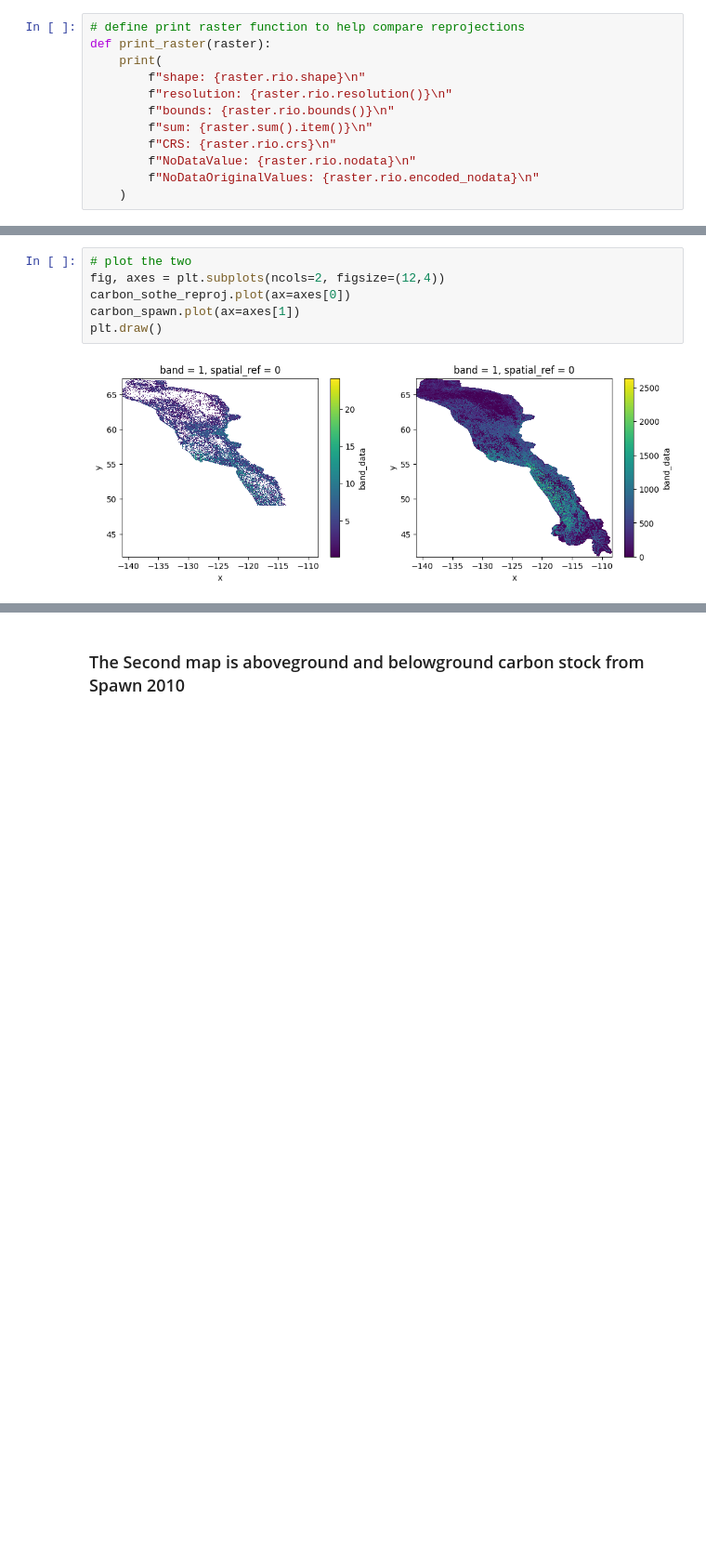
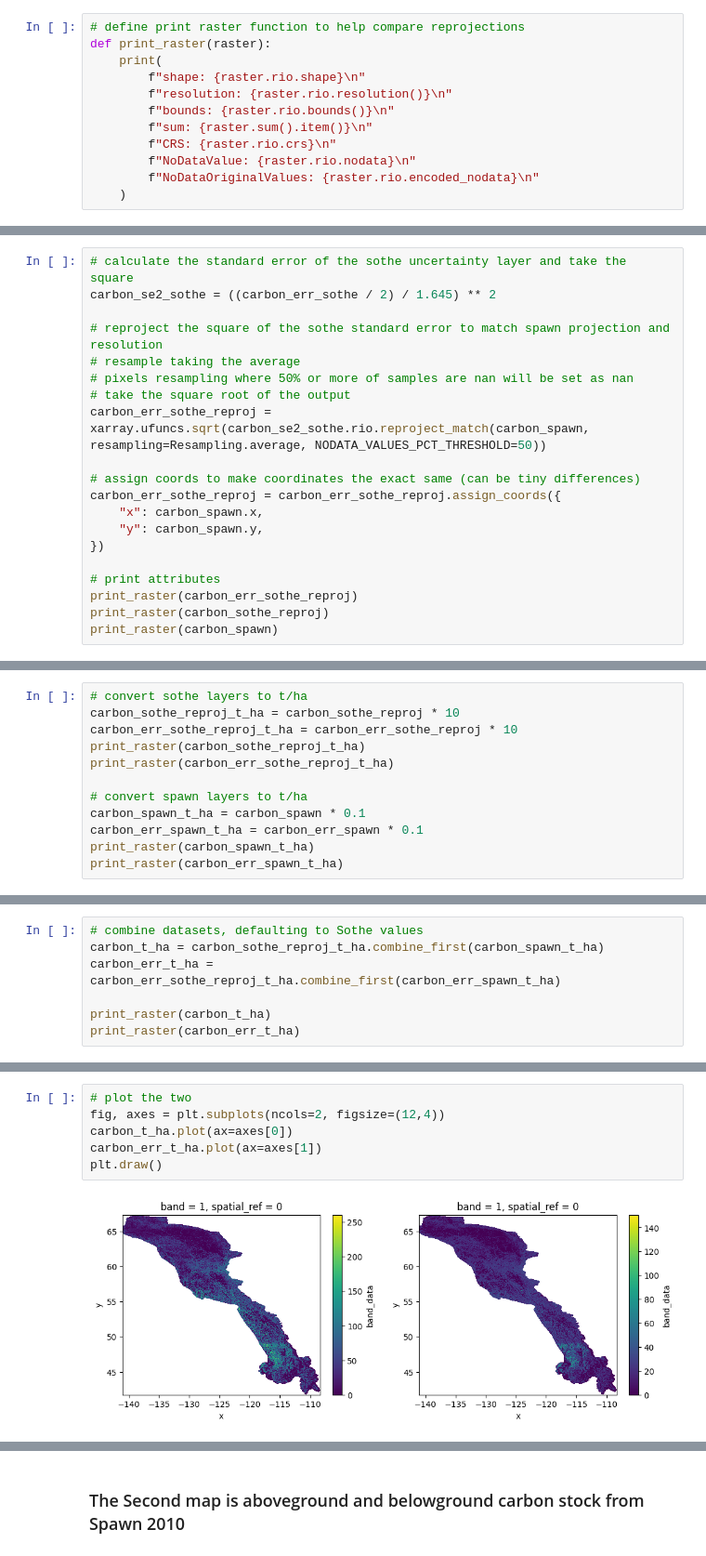
Before and after one commit to bermane/y2y-carbon, a Jupyter notebook: mosaic_carbon_stocks.ipynb, the cells around one changed output, grey strips where cells are left out. Shown at 93% size. Saved outputs shown, nothing was run; the diff lists cells and outputs as text; blank space fills up the shorter version.

Commit message:
output layers with standard error. small bug fixes.

```diff
--- a/mosaic_carbon_stocks.ipynb
+++ b/mosaic_carbon_stocks.ipynb
@@ -108,0 +136,20 @@ NoDataOriginalValues: None
+# %%
+# calculate the standard error of the sothe uncertainty layer and take the square
+carbon_se2_sothe = ((carbon_err_sothe / 2) / 1.645) ** 2
+
+# reproject the square of the sothe standard error to match spawn projection and resolution
+# resample taking the average
+# pixels resampling where 50% or more of samples are nan will be set as nan
+# take the square root of the output
+carbon_err_sothe_reproj = xarray.ufuncs.sqrt(carbon_se2_sothe.rio.reproject_match(carbon_spawn, resampling=Resampling.average, NODATA_VALUES_PCT_THRESHOLD=50))
+
+# assign coords to make coordinates the exact same (can be tiny differences)
+carbon_err_sothe_reproj = carbon_err_sothe_reproj.assign_coords({
+    "x": carbon_spawn.x,
+    "y": carbon_spawn.y,
+})
+
+# print attributes
+print_raster(carbon_err_sothe_reproj)
+print_raster(carbon_sothe_reproj)
+print_raster(carbon_spawn)
@@ -108,0 +183,12 @@ NoDataOriginalValues: None
+# %%
+# convert sothe layers to t/ha
+carbon_sothe_reproj_t_ha = carbon_sothe_reproj * 10
+carbon_err_sothe_reproj_t_ha = carbon_err_sothe_reproj * 10
+print_raster(carbon_sothe_reproj_t_ha)
+print_raster(carbon_err_sothe_reproj_t_ha)
+
+# convert spawn layers to t/ha
+carbon_spawn_t_ha = carbon_spawn * 0.1
+carbon_err_spawn_t_ha = carbon_err_spawn * 0.1
+print_raster(carbon_spawn_t_ha)
+print_raster(carbon_err_spawn_t_ha)
@@ -108,0 +213,7 @@ NoDataOriginalValues: None
+# %%
+# combine datasets, defaulting to Sothe values
+carbon_t_ha = carbon_sothe_reproj_t_ha.combine_first(carbon_spawn_t_ha)
+carbon_err_t_ha = carbon_err_sothe_reproj_t_ha.combine_first(carbon_err_spawn_t_ha)
+
+print_raster(carbon_t_ha)
+print_raster(carbon_err_t_ha)
@@ -109,8 +236,8 @@ NoDataOriginalValues: None
 # %%
 # plot the two
 fig, axes = plt.subplots(ncols=2, figsize=(12,4))
-carbon_sothe_reproj.plot(ax=axes[0])
-carbon_spawn.plot(ax=axes[1])
+carbon_t_ha.plot(ax=axes[0])
+carbon_err_t_ha.plot(ax=axes[1])
 plt.draw()
 # %% [output]
-[figure, old version]
+[figure, new version]
```
Also changed, not shown: parts of 61 cells of this notebook, 2 other files.
